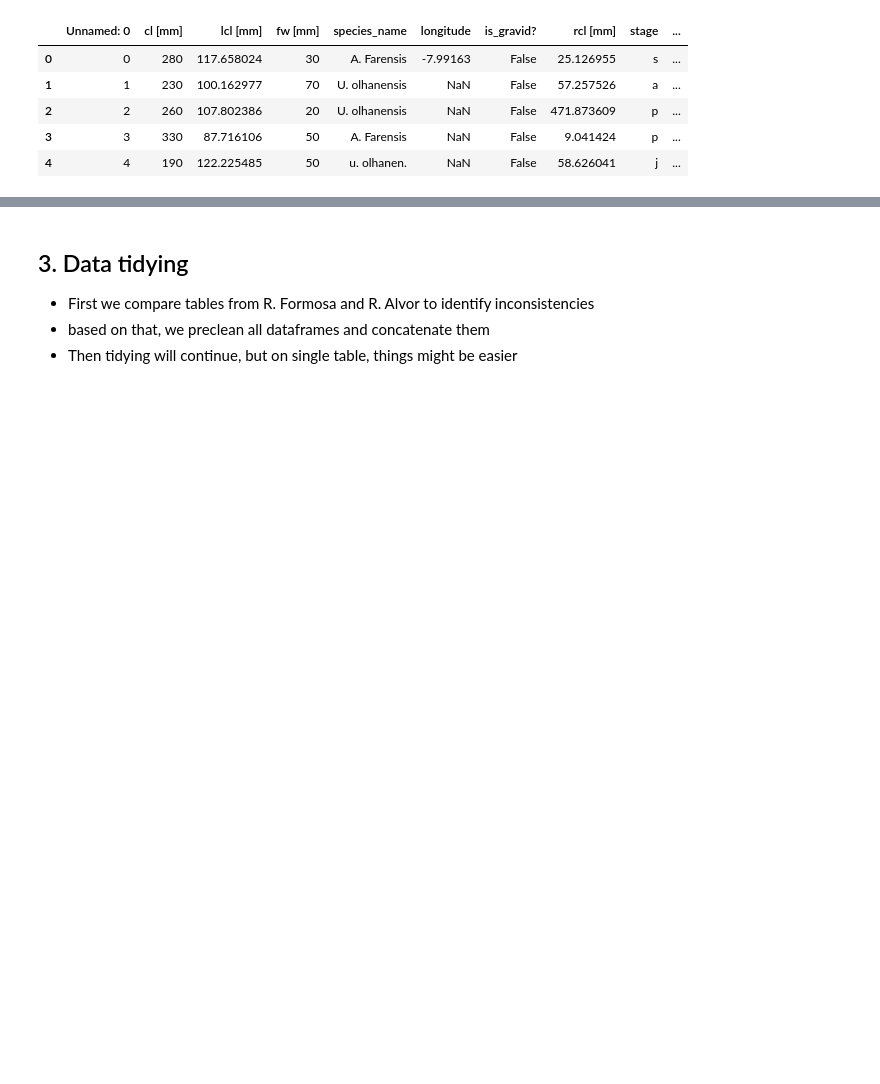
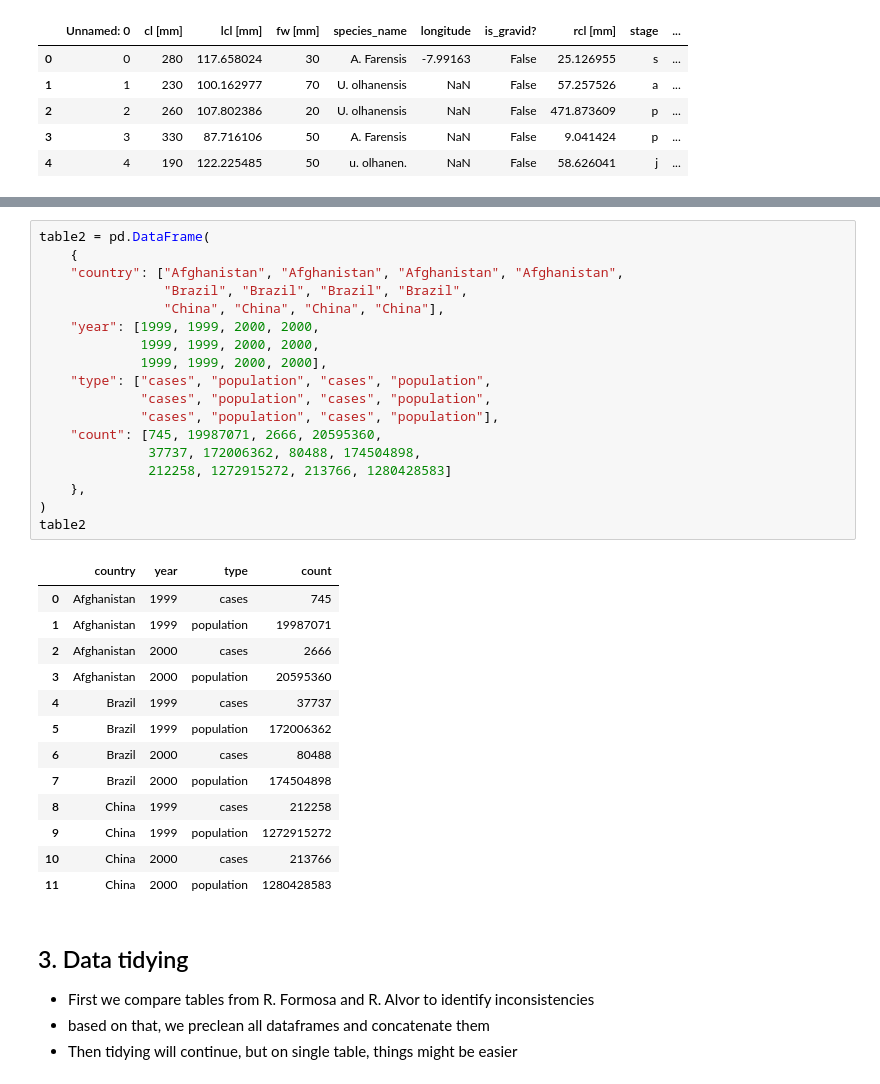
Before and after one commit to Py-ualg/2025-tidy-python, a Jupyter notebook: tutorials/nb2_tidy_data.ipynb, the cells around one changed output, grey strips where cells are left out. Saved outputs shown, nothing was run; the diff lists cells and outputs as text; blank space fills up the shorter version.

```diff
--- a/tutorials/nb2_tidy_data.ipynb
+++ b/tutorials/nb2_tidy_data.ipynb
@@ -61,3 +81,35 @@ df1_ra.head()
+# %%
+table2 = pd.DataFrame(
+    {
+    "country": ["Afghanistan", "Afghanistan", "Afghanistan", "Afghanistan",
+                "Brazil", "Brazil", "Brazil", "Brazil",
+                "China", "China", "China", "China"],
+    "year": [1999, 1999, 2000, 2000,
+             1999, 1999, 2000, 2000,
+             1999, 1999, 2000, 2000],
+    "type": ["cases", "population", "cases", "population",
+             "cases", "population", "cases", "population",
+             "cases", "population", "cases", "population"],
+    "count": [745, 19987071, 2666, 20595360,
+              37737, 172006362, 80488, 174504898,
+              212258, 1272915272, 213766, 1280428583]
+    },
+)
+table2
+# %% [output]
+|  | country | year | type | count |
+| 0 | Afghanistan | 1999 | cases | 745 |
+| 1 | Afghanistan | 1999 | population | 19987071 |
+| 2 | Afghanistan | 2000 | cases | 2666 |
+| 3 | Afghanistan | 2000 | population | 20595360 |
+| 4 | Brazil | 1999 | cases | 37737 |
+| 5 | Brazil | 1999 | population | 172006362 |
+| 6 | Brazil | 2000 | cases | 80488 |
+| 7 | Brazil | 2000 | population | 174504898 |
+| 8 | China | 1999 | cases | 212258 |
+| 9 | China | 1999 | population | 1272915272 |
+| 10 | China | 2000 | cases | 213766 |
+| 11 | China | 2000 | population | 1280428583 |
 # %% [markdown]
 ## 3. Data tidying
 - First we compare tables from R. Formosa and R. Alvor to identify inconsistencies
```
Also changed, not shown: parts of 3 cells of this notebook.
